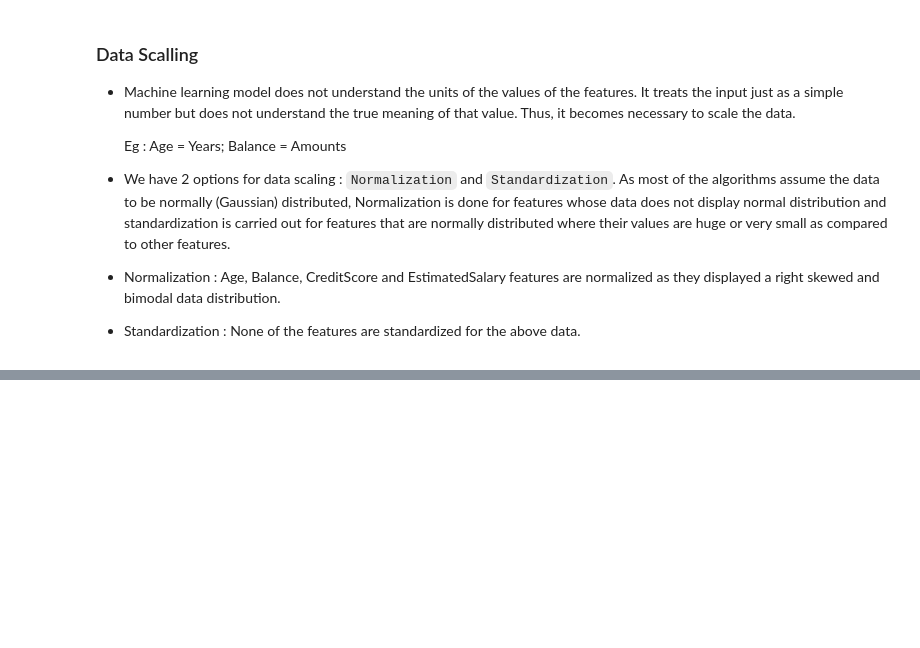
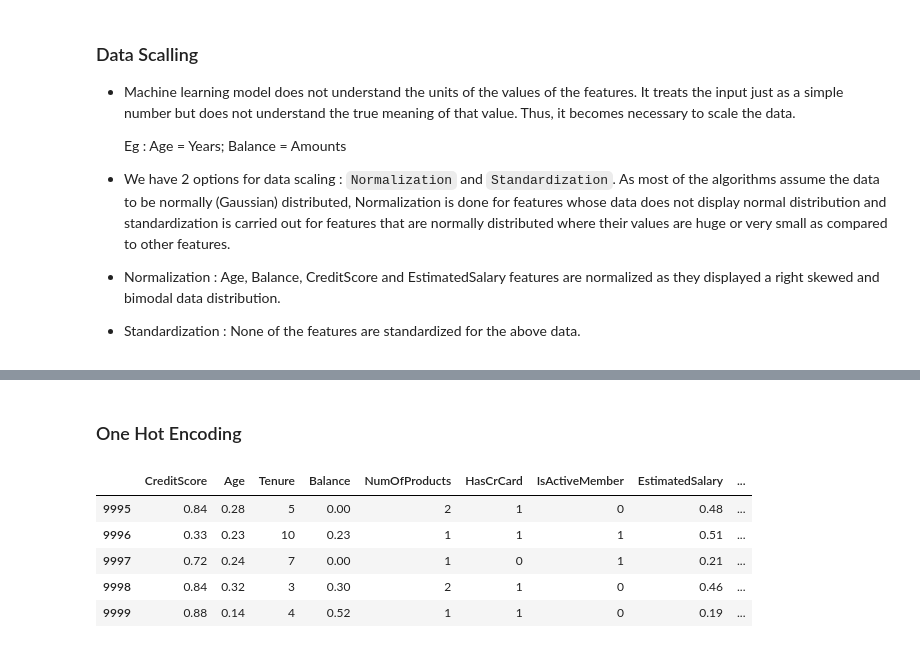
Before and after one commit to jacquesbilombe/CRM-Customers-Churn, a Jupyter notebook: ChurnScore.ipynb, the cells around one changed output, grey strips where cells are left out. Drawn from its saved outputs; the diff is of its cells as text; code cells hidden in the pictures; blank space fills up the shorter version.

```diff
--- a/ChurnScore.ipynb
+++ b/ChurnScore.ipynb
@@ -276,0 +297,14 @@ The visualization provides a comprehensive view of the distribution of Gender, G
+# %% [markdown]
+### One Hot Encoding
+# %%
+# Variables to apply one hot encoding
+lista = ["Gender", "Geography"]
+df = pd.get_dummies(df, columns =lista, drop_first = True)
+df.tail()
+# %% [output]
+|  | CreditScore | Age | Tenure | Balance | NumOfProducts | HasCrCard | IsActiveMember | EstimatedSalary | ... |
+| 9995 | 0.84 | 0.28 | 5 | 0.00 | 2 | 1 | 0 | 0.48 | ... |
+| 9996 | 0.33 | 0.23 | 10 | 0.23 | 1 | 1 | 1 | 0.51 | ... |
+| 9997 | 0.72 | 0.24 | 7 | 0.00 | 1 | 0 | 1 | 0.21 | ... |
+| 9998 | 0.84 | 0.32 | 3 | 0.30 | 2 | 1 | 0 | 0.46 | ... |
+| 9999 | 0.88 | 0.14 | 4 | 0.52 | 1 | 1 | 0 | 0.19 | ... |
```
Also changed, not shown: parts of 10 cells of this notebook.
